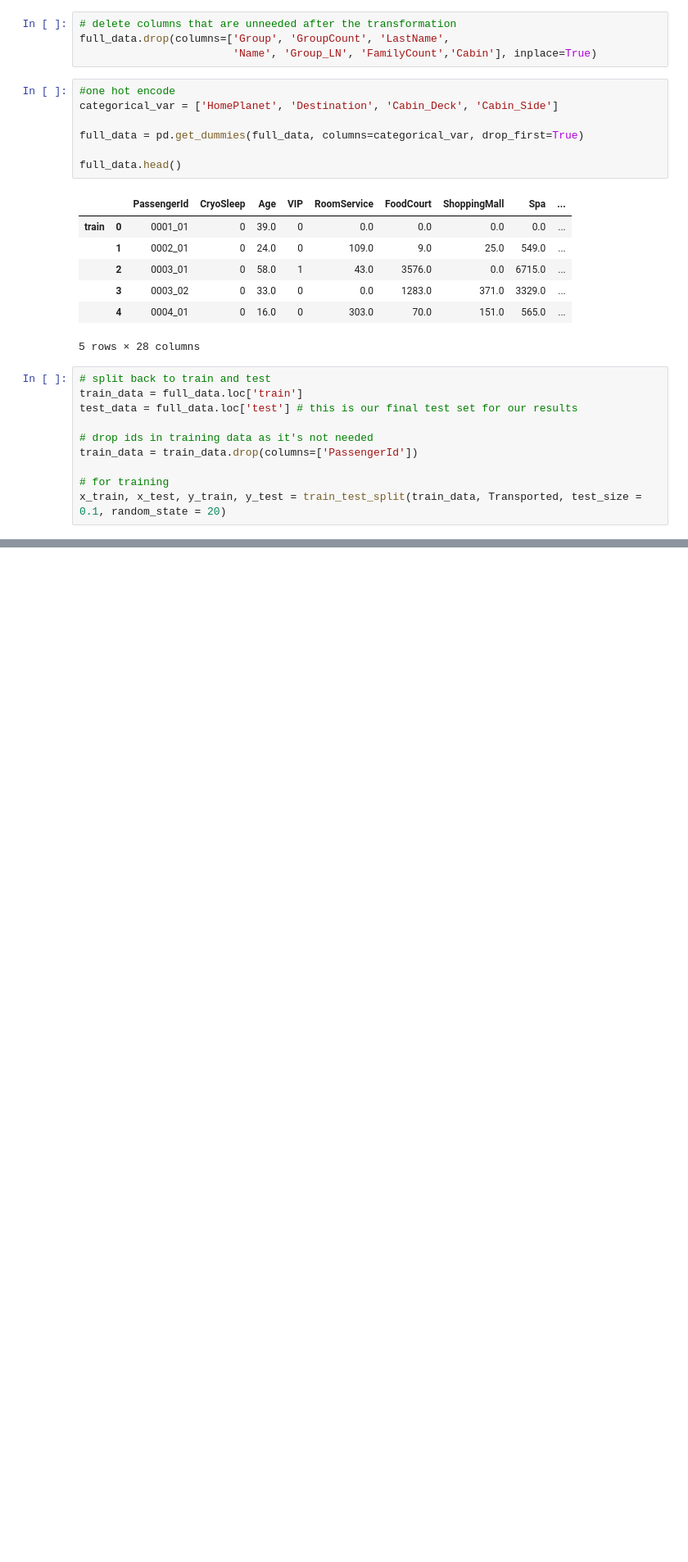
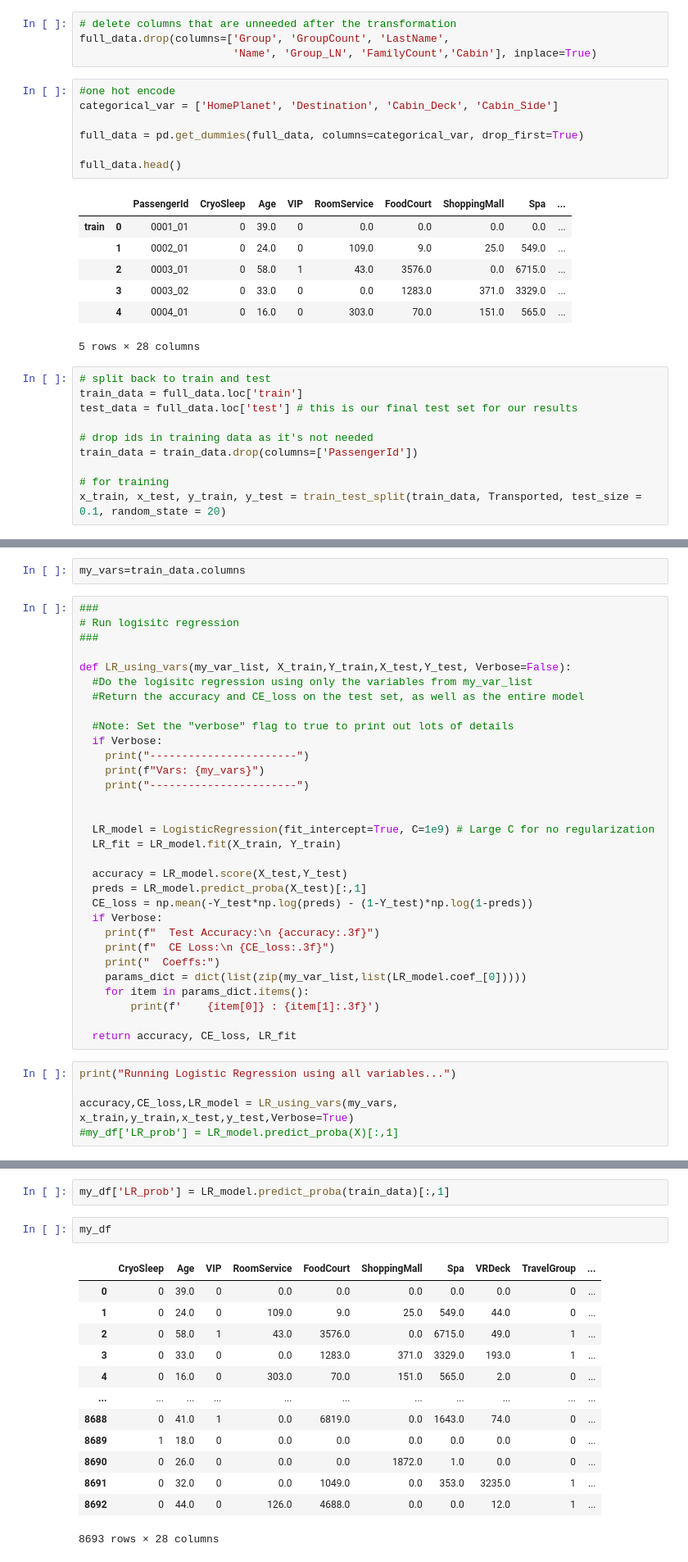
Before and after one commit to havaledar/S_Titanic_Kaggle_6100, a Jupyter notebook: 6100a2.ipynb, the cells around one changed output, grey strips where cells are left out. Shown at 82% size. Saved outputs shown, nothing was run; the diff lists cells and outputs as text; blank space fills up the shorter version.

```diff
--- a/6100a2.ipynb
+++ b/6100a2.ipynb
@@ -181,0 +213,38 @@ x_train, x_test, y_train, y_test = train_test_split(train_data, Transported, tes
+# %%
+my_vars=train_data.columns
+# %%
+###
+# Run logisitc regression
+###
+
+def LR_using_vars(my_var_list, X_train,Y_train,X_test,Y_test, Verbose=False):
+  #Do the logisitc regression using only the variables from my_var_list
+  #Return the accuracy and CE_loss on the test set, as well as the entire model
+
+  #Note: Set the "verbose" flag to true to print out lots of details
+  if Verbose:
+    print("-----------------------")
+    print(f"Vars: {my_vars}")
+    print("-----------------------")
+
+
+  LR_model = LogisticRegression(fit_intercept=True, C=1e9) # Large C for no regularization
+  LR_fit = LR_model.fit(X_train, Y_train)
+
+  accuracy = LR_model.score(X_test,Y_test)
+  preds = LR_model.predict_proba(X_test)[:,1]
+  CE_loss = np.mean(-Y_test*np.log(preds) - (1-Y_test)*np.log(1-preds))
+  if Verbose:
+    print(f"  Test Accuracy:\n {accuracy:.3f}")
+    print(f"  CE Loss:\n {CE_loss:.3f}")
+    print("  Coeffs:")
+    params_dict = dict(list(zip(my_var_list,list(LR_model.coef_[0]))))
+    for item in params_dict.items():
+        print(f'    {item[0]} : {item[1]:.3f}')
+
+  return accuracy, CE_loss, LR_fit
+# %%
+print("Running Logistic Regression using all variables...")
+
+accuracy,CE_loss,LR_model = LR_using_vars(my_vars, x_train,y_train,x_test,y_test,Verbose=True)
+#my_df['LR_prob'] = LR_model.predict_proba(X)[:,1]
@@ -181,0 +296,18 @@ x_train, x_test, y_train, y_test = train_test_split(train_data, Transported, tes
+# %%
+my_df['LR_prob'] = LR_model.predict_proba(train_data)[:,1]
+# %%
+my_df
+# %% [output]
+|  | CryoSleep | Age | VIP | RoomService | FoodCourt | ShoppingMall | Spa | VRDeck | TravelGroup | ... |
+| 0 | 0 | 39.0 | 0 | 0.0 | 0.0 | 0.0 | 0.0 | 0.0 | 0 | ... |
+| 1 | 0 | 24.0 | 0 | 109.0 | 9.0 | 25.0 | 549.0 | 44.0 | 0 | ... |
+| 2 | 0 | 58.0 | 1 | 43.0 | 3576.0 | 0.0 | 6715.0 | 49.0 | 1 | ... |
+| 3 | 0 | 33.0 | 0 | 0.0 | 1283.0 | 371.0 | 3329.0 | 193.0 | 1 | ... |
+| 4 | 0 | 16.0 | 0 | 303.0 | 70.0 | 151.0 | 565.0 | 2.0 | 0 | ... |
+| ... | ... | ... | ... | ... | ... | ... | ... | ... | ... | ... |
+| 8688 | 0 | 41.0 | 1 | 0.0 | 6819.0 | 0.0 | 1643.0 | 74.0 | 0 | ... |
+| 8689 | 1 | 18.0 | 0 | 0.0 | 0.0 | 0.0 | 0.0 | 0.0 | 0 | ... |
+| 8690 | 0 | 26.0 | 0 | 0.0 | 0.0 | 1872.0 | 1.0 | 0.0 | 0 | ... |
+| 8691 | 0 | 32.0 | 0 | 0.0 | 1049.0 | 0.0 | 353.0 | 3235.0 | 1 | ... |
+| 8692 | 0 | 44.0 | 0 | 126.0 | 4688.0 | 0.0 | 0.0 | 12.0 | 1 | ... |
+8693 rows × 28 columns
```
Also changed, not shown: parts of 9 cells of this notebook.
